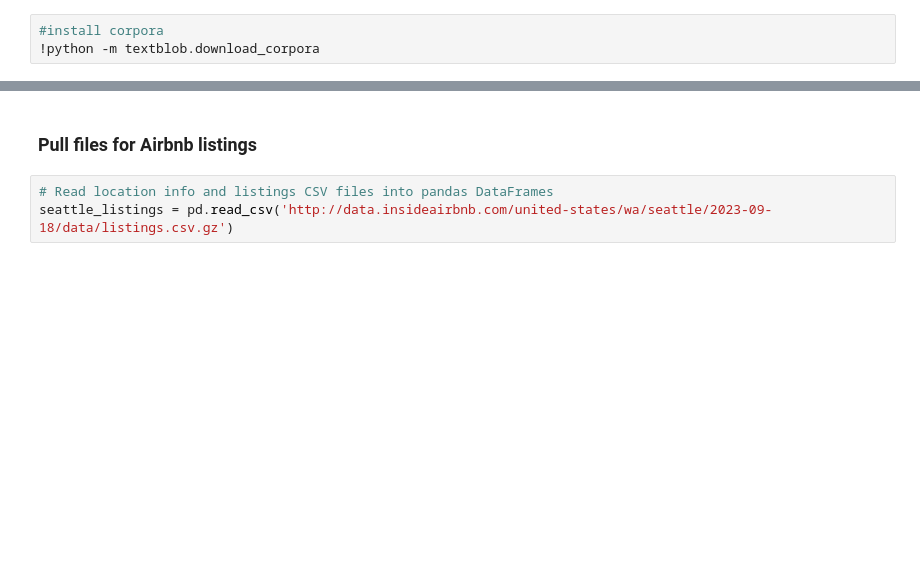
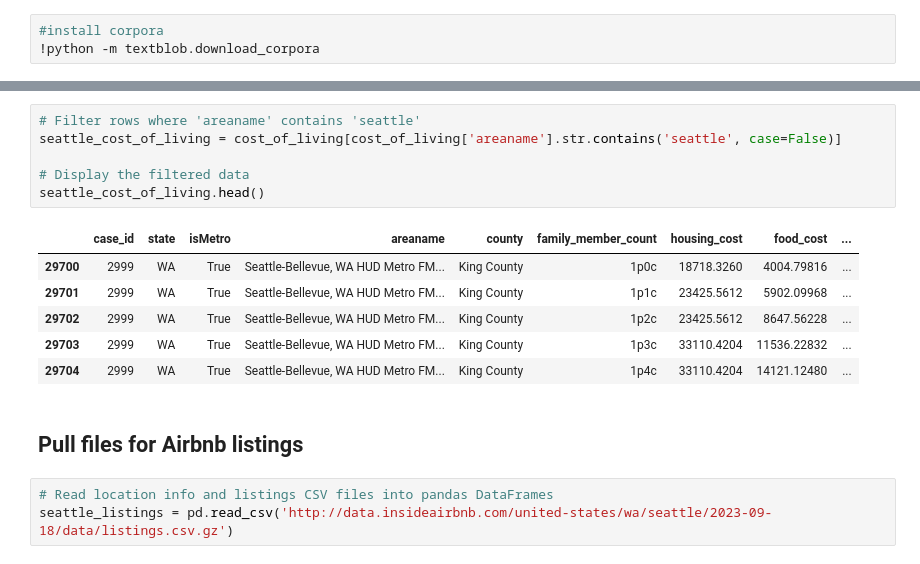
Before and after one commit to kflemming30/6505-Project, a Jupyter notebook: airbnb_data_exploration.ipynb, the cells around one changed output, grey strips where cells are left out. Saved outputs shown, nothing was run; the diff lists cells and outputs as text; blank space fills up the shorter version.

```diff
--- a/airbnb_data_exploration.ipynb
+++ b/airbnb_data_exploration.ipynb
@@ -43,5 +134,18 @@ import re
+# %%
+# Filter rows where 'areaname' contains 'seattle'
+seattle_cost_of_living = cost_of_living[cost_of_living['areaname'].str.contains('seattle', case=False)]
+
+# Display the filtered data
+seattle_cost_of_living.head()
+# %% [output]
+|  | case_id | state | isMetro | areaname | county | family_member_count | housing_cost | food_cost | ... |
+| 29700 | 2999 | WA | True | Seattle-Bellevue, WA HUD Metro FM... | King County | 1p0c | 18718.3260 | 4004.79816 | ... |
+| 29701 | 2999 | WA | True | Seattle-Bellevue, WA HUD Metro FM... | King County | 1p1c | 23425.5612 | 5902.09968 | ... |
+| 29702 | 2999 | WA | True | Seattle-Bellevue, WA HUD Metro FM... | King County | 1p2c | 23425.5612 | 8647.56228 | ... |
+| 29703 | 2999 | WA | True | Seattle-Bellevue, WA HUD Metro FM... | King County | 1p3c | 33110.4204 | 11536.22832 | ... |
+| 29704 | 2999 | WA | True | Seattle-Bellevue, WA HUD Metro FM... | King County | 1p4c | 33110.4204 | 14121.12480 | ... |
 # %% [markdown]
-### Pull files for Airbnb listings
+## Pull files for Airbnb listings
 # %%
 # Read location info and listings CSV files into pandas DataFrames
 seattle_listings = pd.read_csv('http://data.insideairbnb.com/united-states/wa/seattle/2023-09-18/data/listings.csv.gz')
```
Also changed, not shown: parts of 23 cells of this notebook.
